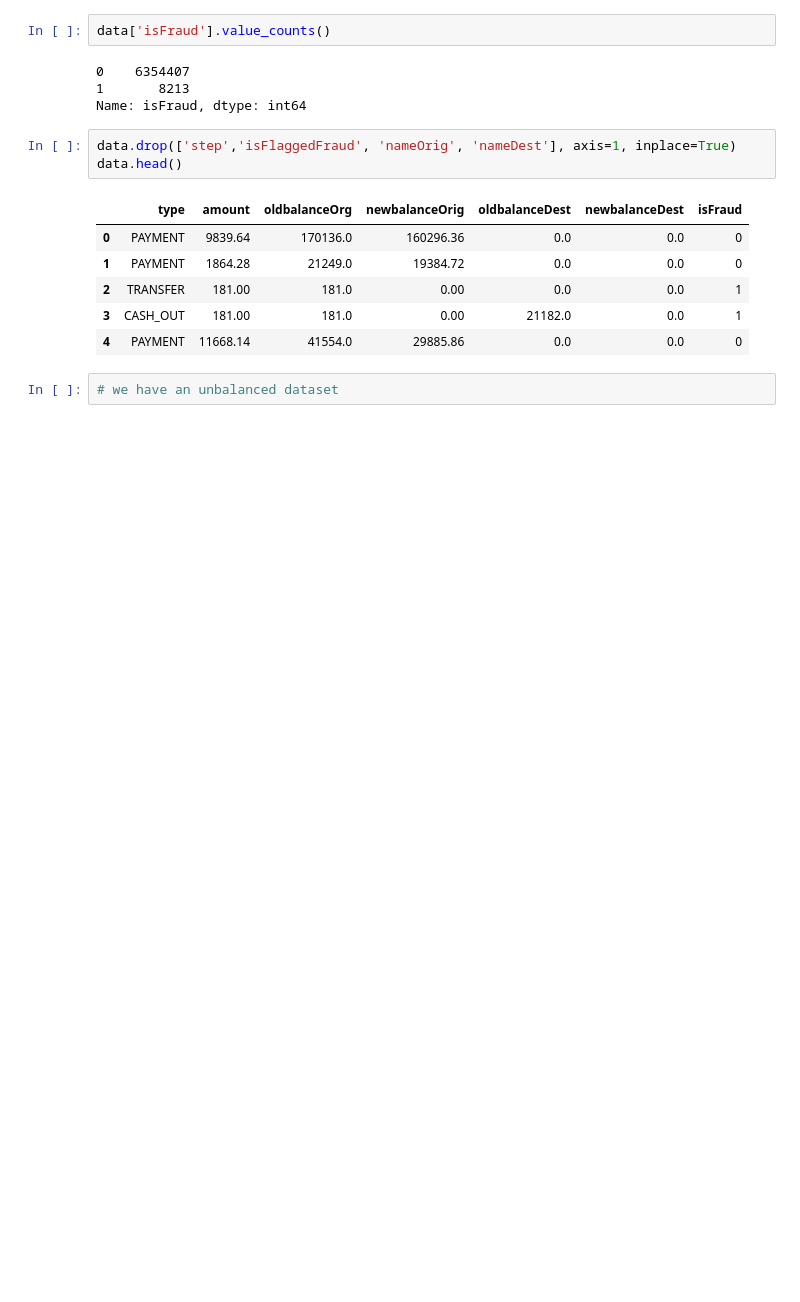
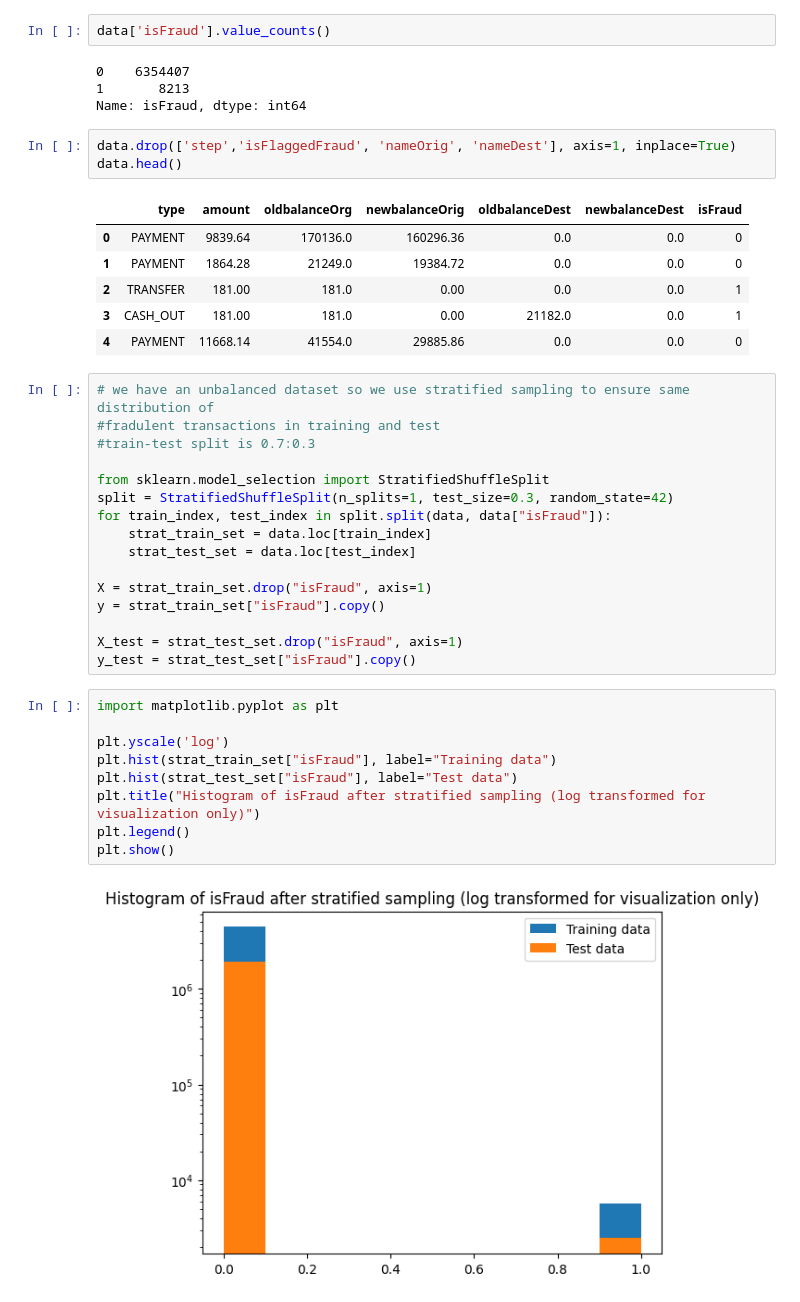
Before and after one commit to rtiwari6-stats/fraud-classifier, a Jupyter notebook: Online_Payments_Fraud_Detection.ipynb, the cells around one changed output. Saved outputs shown, nothing was run; the diff lists cells and outputs as text; blank space fills up the shorter version.

Commit message:
Split into train and test

```diff
--- a/Online_Payments_Fraud_Detection.ipynb
+++ b/Online_Payments_Fraud_Detection.ipynb
@@ -62,5 +69,30 @@ data.head()
 | 2 | TRANSFER | 181.00 | 181.0 | 0.00 | 0.0 | 0.0 | 1 |
 | 3 | CASH_OUT | 181.00 | 181.0 | 0.00 | 21182.0 | 0.0 | 1 |
 | 4 | PAYMENT | 11668.14 | 41554.0 | 29885.86 | 0.0 | 0.0 | 0 |
-# %%
-# we have an unbalanced dataset
+# %%
+# we have an unbalanced dataset so we use stratified sampling to ensure same distribution of
+#fradulent transactions in training and test
+#train-test split is 0.7:0.3
+
+from sklearn.model_selection import StratifiedShuffleSplit
+split = StratifiedShuffleSplit(n_splits=1, test_size=0.3, random_state=42)
+for train_index, test_index in split.split(data, data["isFraud"]):
+    strat_train_set = data.loc[train_index]
+    strat_test_set = data.loc[test_index]
+
+X = strat_train_set.drop("isFraud", axis=1)
+y = strat_train_set["isFraud"].copy()
+
+X_test = strat_test_set.drop("isFraud", axis=1)
+y_test = strat_test_set["isFraud"].copy()
+# %%
+import matplotlib.pyplot as plt
+
+plt.yscale('log')
+plt.hist(strat_train_set["isFraud"], label="Training data")
+plt.hist(strat_test_set["isFraud"], label="Test data")
+plt.title("Histogram of isFraud after stratified sampling (log transformed for visualization only)")
+plt.legend()
+plt.show()
+# %% [output]
+[figure, added]
```
Also changed, not shown: parts of 1 cell of this notebook.
